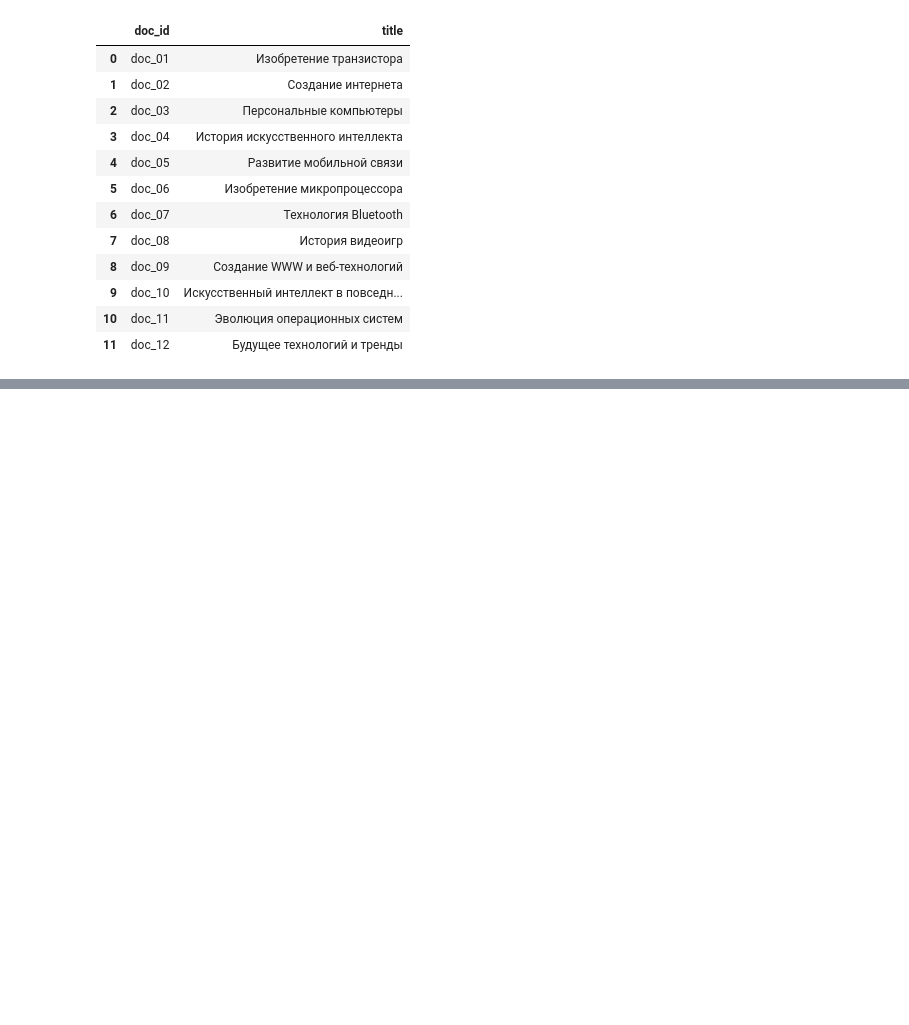
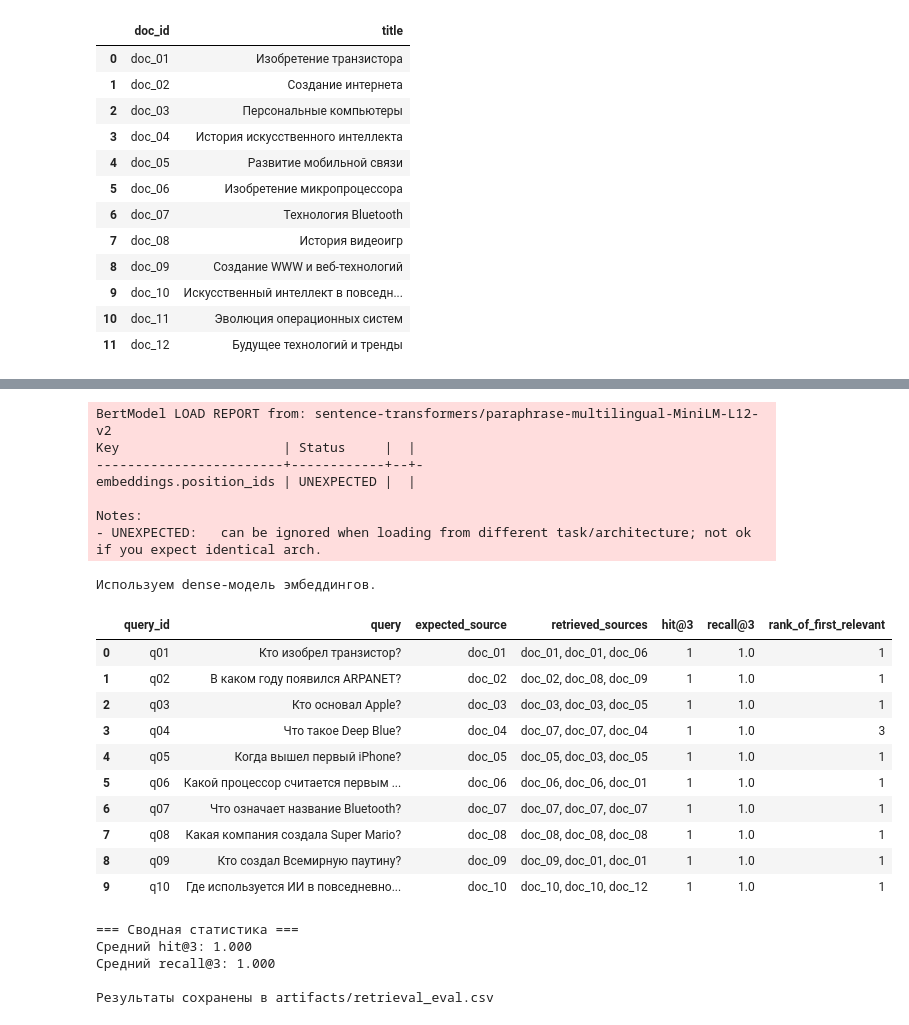
Before and after one commit to russsmoke/rusmina-ai-system, a Jupyter notebook: homeworks/HW14/HW14.ipynb, the cells around one changed output, grey strips where cells are left out. Cells and saved outputs as stored; diff of their text form; code cells hidden in the pictures; blank space fills up the shorter version.

```diff
--- a/homeworks/HW14/HW14.ipynb
+++ b/homeworks/HW14/HW14.ipynb
@@ -387,0 +754,79 @@ Notes:
+# %%
+artifacts = build_retriever(documents, chunk_size=28, overlap=8, device=DEVICE)
+
+benchmark_queries = [
+    {"query_id": "q01", "query": "Кто изобрел транзистор?", "relevant_doc_ids": ["doc_01"]},
+    {"query_id": "q02", "query": "В каком году появился ARPANET?", "relevant_doc_ids": ["doc_02"]},
+    {"query_id": "q03", "query": "Кто основал Apple?", "relevant_doc_ids": ["doc_03"]},
+    {"query_id": "q04", "query": "Что такое Deep Blue?", "relevant_doc_ids": ["doc_04"]},
+    {"query_id": "q05", "query": "Когда вышел первый iPhone?", "relevant_doc_ids": ["doc_05"]},
+    {"query_id": "q06", "query": "Какой процессор считается первым микропроцессором?", "relevant_doc_ids": ["doc_06"]},
+    {"query_id": "q07", "query": "Что означает название Bluetooth?", "relevant_doc_ids": ["doc_07"]},
+    {"query_id": "q08", "query": "Какая компания создала Super Mario?", "relevant_doc_ids": ["doc_08"]},
+    {"query_id": "q09", "query": "Кто создал Всемирную паутину?", "relevant_doc_ids": ["doc_09"]},
+    {"query_id": "q10", "query": "Где используется ИИ в повседневной жизни?", "relevant_doc_ids": ["doc_10"]},
+]
+
+def evaluate_retrieval(benchmark_queries: List[Dict], artifacts: RetrievalArtifacts, top_k: int = 3) -> pd.DataFrame:
+    rows = []
+    for item in benchmark_queries:
+        results = search_chunks(item["query"], artifacts=artifacts, top_k=top_k)
+        predicted_doc_ids = results["doc_id"].tolist()
+        relevant = item["relevant_doc_ids"]
+
+        hit = int(any(doc_id in predicted_doc_ids for doc_id in relevant))
+        recall = sum(doc_id in predicted_doc_ids for doc_id in relevant) / len(relevant)
+
+        first_relevant_rank = None
+        for idx, doc_id in enumerate(predicted_doc_ids, 1):
+            if doc_id in relevant:
+                first_relevant_rank = idx
+                break
+
+        rows.append({
+            "query_id": item["query_id"],
+            "query": item["query"],
+            "expected_source": ", ".join(relevant),
+            "retrieved_sources": ", ".join(predicted_doc_ids),
+            f"hit@{top_k}": hit,
+            f"recall@{top_k}": recall,
+            "rank_of_first_relevant": first_relevant_rank,
+        })
+    return pd.DataFrame(rows)
+
+
+eval_results = evaluate_retrieval(benchmark_queries, artifacts=artifacts, top_k=3)
+display(eval_results)
+
+print("\n=== Сводная статистика ===")
+print(f"Средний hit@3: {eval_results['hit@3'].mean():.3f}")
+print(f"Средний recall@3: {eval_results['recall@3'].mean():.3f}")
+
+# Сохранение результатов в artifacts
+eval_results.to_csv("artifacts/retrieval_eval.csv", index=False)
+print("\nРезультаты сохранены в artifacts/retrieval_eval.csv")
+# %% [output]
+BertModel LOAD REPORT from: sentence-transformers/paraphrase-multilingual-MiniLM-L12-v2
+Key                     | Status     |  |
+------------------------+------------+--+-
+embeddings.position_ids | UNEXPECTED |  |
+
+Notes:
+- UNEXPECTED:   can be ignored when loading from different task/architecture; not ok if you expect identical arch.
+Используем dense-модель эмбеддингов.
+|  | query_id | query | expected_source | retrieved_sources | hit@3 | recall@3 | rank_of_first_relevant |
+| 0 | q01 | Кто изобрел транзистор? | doc_01 | doc_01, doc_01, doc_06 | 1 | 1.0 | 1 |
+| 1 | q02 | В каком году появился ARPANET? | doc_02 | doc_02, doc_08, doc_09 | 1 | 1.0 | 1 |
+| 2 | q03 | Кто основал Apple? | doc_03 | doc_03, doc_03, doc_05 | 1 | 1.0 | 1 |
+| 3 | q04 | Что такое Deep Blue? | doc_04 | doc_07, doc_07, doc_04 | 1 | 1.0 | 3 |
+| 4 | q05 | Когда вышел первый iPhone? | doc_05 | doc_05, doc_03, doc_05 | 1 | 1.0 | 1 |
+| 5 | q06 | Какой процессор считается первым ... | doc_06 | doc_06, doc_06, doc_01 | 1 | 1.0 | 1 |
+| 6 | q07 | Что означает название Bluetooth? | doc_07 | doc_07, doc_07, doc_07 | 1 | 1.0 | 1 |
+| 7 | q08 | Какая компания создала Super Mario? | doc_08 | doc_08, doc_08, doc_08 | 1 | 1.0 | 1 |
+| 8 | q09 | Кто создал Всемирную паутину? | doc_09 | doc_09, doc_01, doc_01 | 1 | 1.0 | 1 |
+| 9 | q10 | Где используется ИИ в повседневно... | doc_10 | doc_10, doc_10, doc_12 | 1 | 1.0 | 1 |
+=== Сводная статистика ===
+Средний hit@3: 1.000
+Средний recall@3: 1.000
+
+Результаты сохранены в artifacts/retrieval_eval.csv
```
Also changed, not shown: parts of 26 cells of this notebook, 5 other files.
